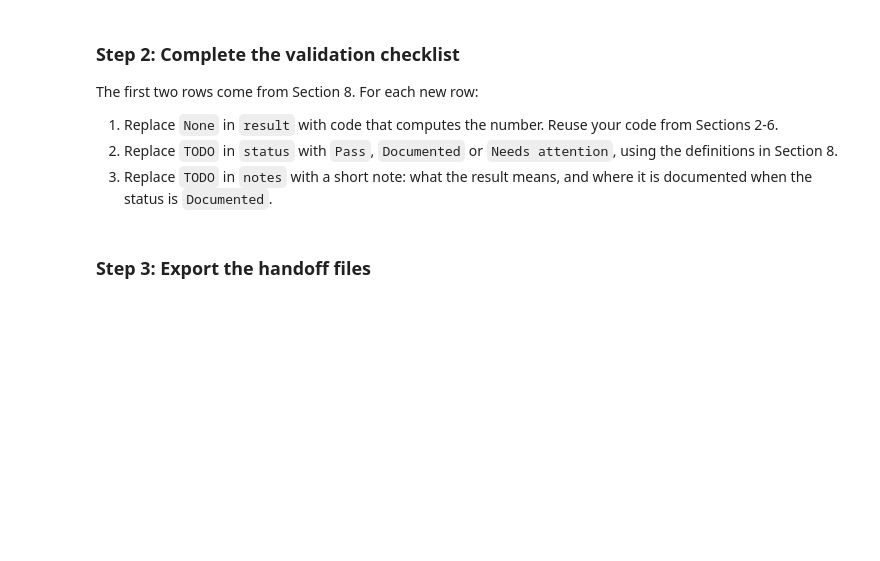
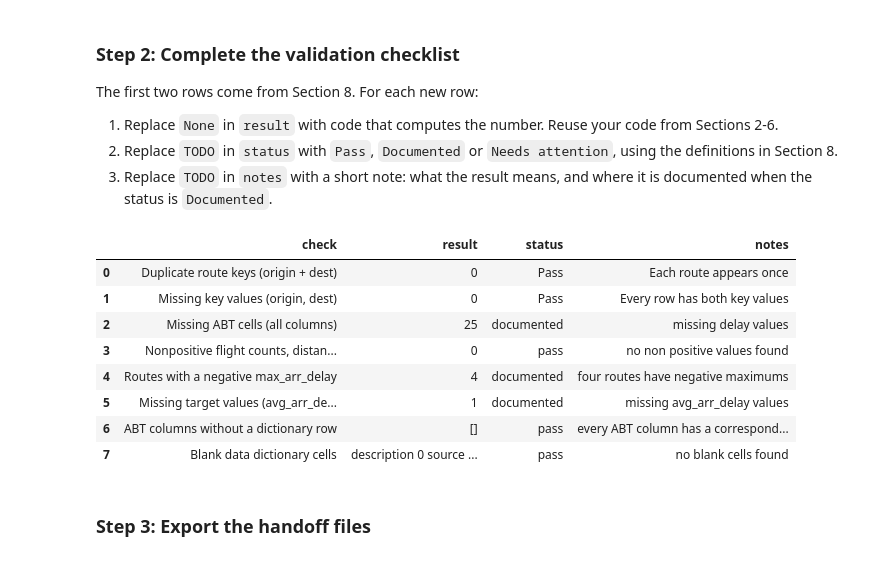
Before and after one commit to angelinaharding0301/ban6003-week11-AngelinaHarding, a Jupyter notebook: notebooks/module11_abt_documentation_guided_lab.ipynb, the cells around one changed output. Cells and saved outputs as stored; diff of their text form; code cells hidden in the pictures; blank space fills up the shorter version.

```diff
--- a/notebooks/module11_abt_documentation_guided_lab.ipynb
+++ b/notebooks/module11_abt_documentation_guided_lab.ipynb
@@ -675,21 +731,31 @@ The first two rows come from Section 8. For each new row:
 # %%
 # Offline Assignment, step 2 - complete the validation checklist.
 # Hints:
 # - Missing ABT cells: .isna().sum().sum() on route_abt.
 # - Nonpositive values: add up the three Boolean checks from Section 4.
 # - Negative max_arr_delay: the condition from Your Turn 3, then .sum().
 # - ABT columns without a dictionary row: compare route_abt.columns with data_dictionary["column_name"].
 # - Blank dictionary cells: select doc_fields, .fillna(""), strip whitespace, compare to "", then sum twice.
 validation_checklist = pd.DataFrame(checklist_rows + [
-    {"check": "Missing ABT cells (all columns)", "result": None, "status": "TODO", "notes": "TODO"},
-    {"check": "Nonpositive flight counts, distances and air times", "result": None, "status": "TODO", "notes": "TODO"},
-    {"check": "Routes with a negative max_arr_delay", "result": None, "status": "TODO", "notes": "TODO"},
-    {"check": "Missing target values (avg_arr_delay)", "result": None, "status": "TODO", "notes": "TODO"},
-    {"check": "ABT columns without a dictionary row", "result": None, "status": "TODO", "notes": "TODO"},
-    {"check": "Blank data dictionary cells", "result": None, "status": "TODO", "notes": "TODO"},
+    {"check": "Missing ABT cells (all columns)", "result": route_abt.isna().sum().sum(), "status": "documented", "notes": "missing delay values"},
+    {"check": "Nonpositive flight counts, distances and air times", "result": (route_abt["flight_count"] <= 0).sum() + (route_abt["avg_distance"] <= 0).sum() + (route_abt["avg_air_time"] <= 0).sum(), "status": "pass", "notes": "no non positive values found"},
+    {"check": "Routes with a negative max_arr_delay", "result": (route_abt["max_arr_delay"] < 0).sum(), "status": "documented", "notes": "four routes have negative maximums"},
+    {"check": "Missing target values (avg_arr_delay)", "result": route_abt["avg_arr_delay"].isna().sum(), "status": "documented", "notes": "missing avg_arr_delay values"},
+    {"check": "ABT columns without a dictionary row", "result": route_abt.columns.difference(data_dictionary["column_name"]).tolist(), "status": "pass", "notes": "every ABT column has a corresponding dictionary row"},
+    {"check": "Blank data dictionary cells", "result": data_dictionary[doc_fields].fillna("").apply(lambda x: x.str.strip() ).eq('').sum(), "status": "pass", "notes": "no blank cells found"},
 ])
 
 validation_checklist
+# %% [output]
+|  | check | result | status | notes |
+| 0 | Duplicate route keys (origin + dest) | 0 | Pass | Each route appears once |
+| 1 | Missing key values (origin, dest) | 0 | Pass | Every row has both key values |
+| 2 | Missing ABT cells (all columns) | 25 | documented | missing delay values |
+| 3 | Nonpositive flight counts, distan... | 0 | pass | no non positive values found |
+| 4 | Routes with a negative max_arr_delay | 4 | documented | four routes have negative maximums |
+| 5 | Missing target values (avg_arr_de... | 1 | documented | missing avg_arr_delay values |
+| 6 | ABT columns without a dictionary row | [] | pass | every ABT column has a correspond... |
+| 7 | Blank data dictionary cells | description 0 source ... | pass | no blank cells found |
 # %% [markdown]
 ### Step 3: Export the handoff files
 # %%
```
Also changed, not shown: parts of 13 cells of this notebook.
